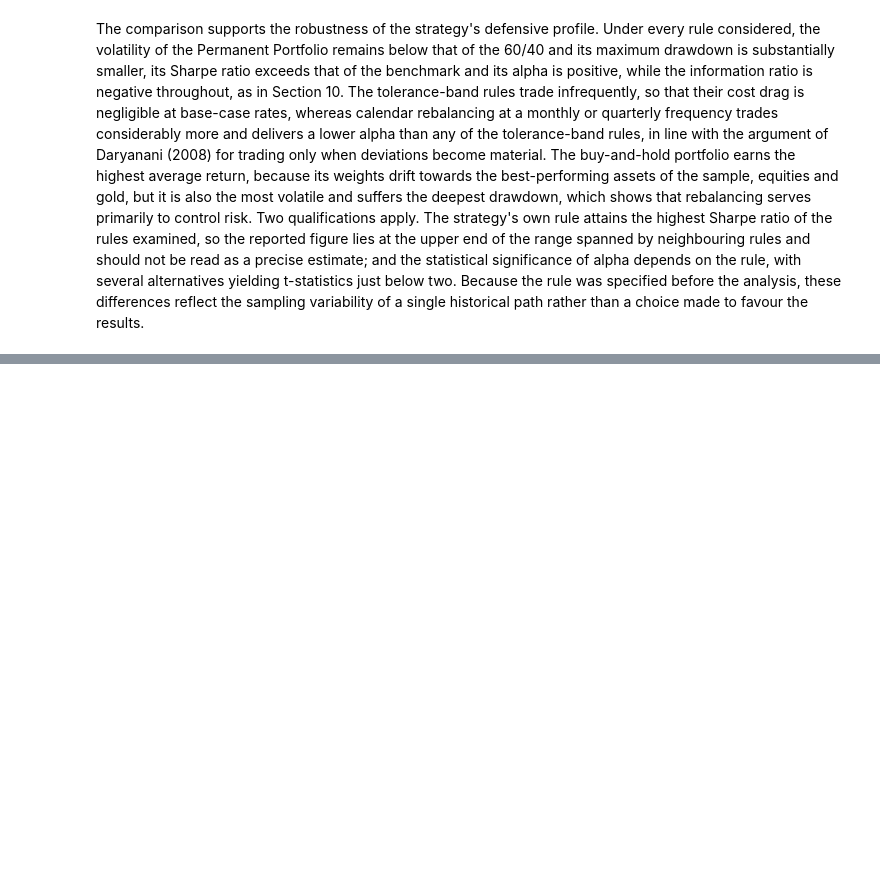
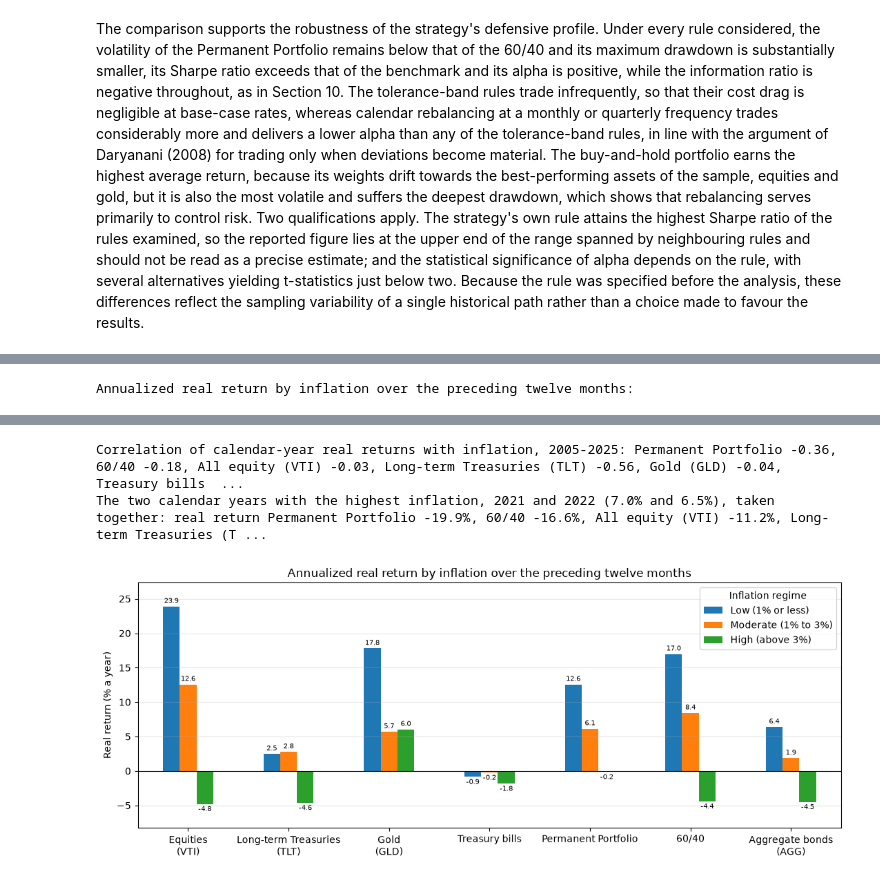
Before and after one commit to UgoBoudjelal/Browne-s-Permanent-Portfolio-, a Jupyter notebook: notebook/Group_G_Permanent_Portfolio.ipynb, the cells around one changed output, grey strips where cells are left out. Cells and saved outputs as stored; diff of their text form; code cells hidden in the pictures; blank space fills up the shorter version.

```diff
--- a/notebook/Group_G_Permanent_Portfolio.ipynb
+++ b/notebook/Group_G_Permanent_Portfolio.ipynb
@@ -894,0 +1055,74 @@ The comparison supports the robustness of the strategy's defensive profile. Unde
+# %%
+# Months classified by inflation over the preceding twelve months
+inflation_12m = cpi.pct_change(12, fill_method=None).loc[rets.index]
+regime_bounds = (0.01, 0.03)
+bound_low, bound_high = regime_bounds
+regime_labels = [f'Low ({100 * bound_low:g}% or less)', f'Moderate ({100 * bound_low:g}% to {100 * bound_high:g}%)',
+                 f'High (above {100 * bound_high:g}%)']
+regime = pd.cut(inflation_12m, [-np.inf, bound_low, bound_high, np.inf], labels=regime_labels)
+
+# Annualized compound real return over the months of each regime
+regime_series = {'Equities (VTI)': real_rets['VTI'], 'Long-term Treasuries (TLT)': real_rets['TLT'],
+                 'Gold (GLD)': real_rets['GLD'], 'Treasury bills': real_rets['rf'],
+                 'Permanent Portfolio': real_results['pp_net'], '60/40': real_results['bench_6040'],
+                 'Aggregate bonds (AGG)': real_rets['AGG']}
+regime_table = pd.DataFrame(index=regime_labels)
+for name in regime_series:
+    r = regime_series[name]
+    regime_table[name] = [(1 + r[regime == k]).prod() ** (periods / (regime == k).sum()) - 1
+                          if (regime == k).any() else np.nan for k in regime_labels]
+regime_table['Months'] = [int((regime == k).sum()) for k in regime_labels]
+regime_table['Average 12-month inflation'] = [inflation_12m[regime == k].mean() for k in regime_labels]
+regime_table = regime_table.T
+
+shown_rows = {}
+for row in regime_table.index:
+    fmt = '{:.0f}' if row == 'Months' else '{:.2%}'
+    shown_rows[row] = [fmt.format(v) for v in regime_table.loc[row]]
+print("Annualized real return by inflation over the preceding twelve months:")
+display(pd.DataFrame.from_dict(shown_rows, orient='index', columns=regime_labels))
+for k in regime_labels:
+    years = regime[regime == k].index.year.value_counts().sort_index()
+    print(f"{k}, months by year: " + ", ".join(f"{y} ({n})" for y, n in years.items()))
+
+# Calendar-year inflation (December to December) and real returns; 2026 covers January to October
+calendar_real = (1 + pd.DataFrame({
+    'Inflation': inflation,
+    'Permanent Portfolio': real_results['pp_net'],
+    '60/40': real_results['bench_6040'],
+    'All equity (VTI)': real_rets['VTI'],
+    'Long-term Treasuries (TLT)': real_rets['TLT'],
+    'Gold (GLD)': real_rets['GLD'],
+    'Treasury bills': real_rets['rf'],
+})).groupby(rets.index.year).prod() - 1
+calendar_real.index.name = 'Year'
+print("\nCalendar-year inflation and real returns:")
+display(calendar_real.round(4))
+
+full_years = [y for y in calendar_real.index if (rets.index.year == y).sum() == 12]
+correlation = calendar_real.loc[full_years].corr()['Inflation'].drop('Inflation')
+print(f"Correlation of calendar-year real returns with inflation, {full_years[0]}-{full_years[-1]}: "
+      + ", ".join(f"{k} {v:.2f}" for k, v in correlation.items()))
+top_years = sorted(calendar_real.loc[full_years, 'Inflation'].nlargest(2).index)
+two_years = (1 + calendar_real.loc[top_years]).prod() - 1
+print(f"The two calendar years with the highest inflation, {top_years[0]} and {top_years[1]} "
+      f"({calendar_real.loc[top_years[0], 'Inflation']:.1%} and {calendar_real.loc[top_years[1], 'Inflation']:.1%}), "
+      "taken together: real return " + ", ".join(f"{k} {v:.1%}" for k, v in two_years.drop('Inflation').items()))
+
+fig, ax = plt.subplots(figsize=(11, 4.5))
+(100 * regime_table.loc[list(regime_series)]).plot.bar(ax=ax, rot=0)
+for bars in ax.containers:
+    ax.bar_label(bars, fmt='%.1f', fontsize=7, padding=2)          # value of each bar, in percent
+ax.set_xticklabels([name.replace(' (', '\n(') for name in regime_series])
+ax.axhline(0, color='black', linewidth=0.8)
+ax.margins(y=0.12)
+ax.set_title('Annualized real return by inflation over the preceding twelve months')
+ax.set_xlabel('')
+ax.set_ylabel('Real return (% a year)')
+ax.legend(title='Inflation regime')
+ax.grid(axis='y', alpha=0.3)
+plt.tight_layout()
+plt.savefig('fig_inflation_regimes.png', dpi=300)
+plt.show()
+# %% [output]
+Annualized real return by inflation over the preceding twelve months:
@@ -894,0 +1162,3 @@ The comparison supports the robustness of the strategy's defensive profile. Unde
+Correlation of calendar-year real returns with inflation, 2005-2025: Permanent Portfolio -0.36, 60/40 -0.18, All equity (VTI) -0.03, Long-term Treasuries (TLT) -0.56, Gold (GLD) -0.04, Treasury bills  ...
+The two calendar years with the highest inflation, 2021 and 2022 (7.0% and 6.5%), taken together: real return Permanent Portfolio -19.9%, 60/40 -16.6%, All equity (VTI) -11.2%, Long-term Treasuries (T ...
+[figure, added]
```
Also changed, not shown: parts of 12 cells of this notebook, 27 other files.
